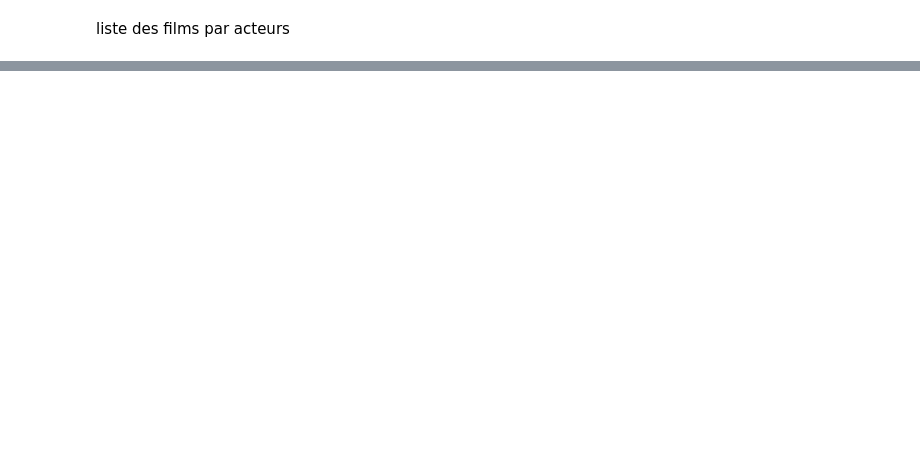
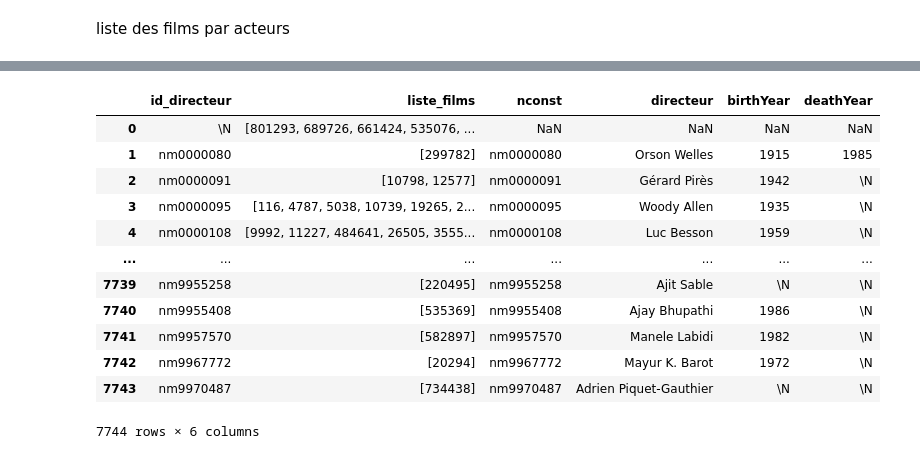
Before and after one commit to Cynthia-OK/CreuseLlywood, a Jupyter notebook: statistiques.ipynb, the cells around one changed output, grey strips where cells are left out. Cells and saved outputs as stored; diff of their text form; code cells hidden in the pictures; blank space fills up the shorter version.

Commit message:
recherche par genre et directeur ok

```diff
--- a/statistiques.ipynb
+++ b/statistiques.ipynb
@@ -954,0 +902,3 @@ df_acteurs_liste_films.to_csv('./donnees/stat/df_acteurs_liste_films.csv', sep="
+# %%
+films_directors_explode = films_directeurs.explode('liste_directors')
+films_directors_explode
@@ -954,0 +919,4 @@ df_acteurs_liste_films.to_csv('./donnees/stat/df_acteurs_liste_films.csv', sep="
+# %%
+df_directeur_liste_films = films_directors_explode.groupby('liste_directors')['id_tmdb'].apply(list).reset_index().rename(
+                                                    columns={'liste_directors': 'directeur', 'id_tmdb': 'liste_films'})
+df_directeur_liste_films
@@ -954,0 +937,25 @@ df_acteurs_liste_films.to_csv('./donnees/stat/df_acteurs_liste_films.csv', sep="
+# %%
+df_directeur_liste_films = pd.merge(df_directeur_liste_films,
+                                    name_basics,
+                                    how ='left',
+                                    left_on = 'directeur',
+                                    right_on = 'nconst')
+# %%
+df_directeur_liste_films = df_directeur_liste_films.drop(['primaryProfession','knownForTitles'], axis=1)
+# %%
+df_directeur_liste_films = df_directeur_liste_films.rename(columns={'directeur':'id_directeur', 'primaryName':'directeur'})
+df_directeur_liste_films
+# %% [output]
+|  | id_directeur | liste_films | nconst | directeur | birthYear | deathYear |
+| 0 | \N | [801293, 689726, 661424, 535076, ... | NaN | NaN | NaN | NaN |
+| 1 | nm0000080 | [299782] | nm0000080 | Orson Welles | 1915 | 1985 |
+| 2 | nm0000091 | [10798, 12577] | nm0000091 | Gérard Pirès | 1942 | \N |
+| 3 | nm0000095 | [116, 4787, 5038, 10739, 19265, 2... | nm0000095 | Woody Allen | 1935 | \N |
+| 4 | nm0000108 | [9992, 11227, 484641, 26505, 3555... | nm0000108 | Luc Besson | 1959 | \N |
+| ... | ... | ... | ... | ... | ... | ... |
+| 7739 | nm9955258 | [220495] | nm9955258 | Ajit Sable | \N | \N |
+| 7740 | nm9955408 | [535369] | nm9955408 | Ajay Bhupathi | 1986 | \N |
+| 7741 | nm9957570 | [582897] | nm9957570 | Manele Labidi | 1982 | \N |
+| 7742 | nm9967772 | [20294] | nm9967772 | Mayur K. Barot | 1972 | \N |
+| 7743 | nm9970487 | [734438] | nm9970487 | Adrien Piquet-Gauthier | \N | \N |
+7744 rows × 6 columns
```
Also changed, not shown: parts of 17 cells of this notebook, 3 other files.
